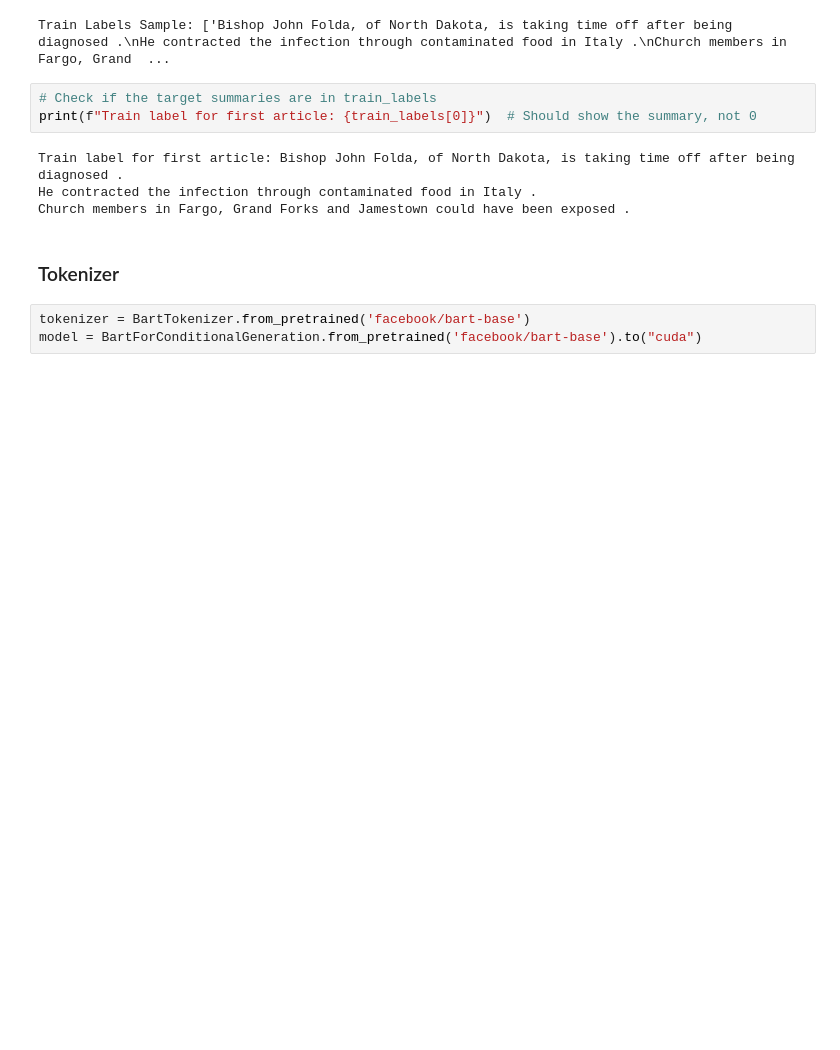
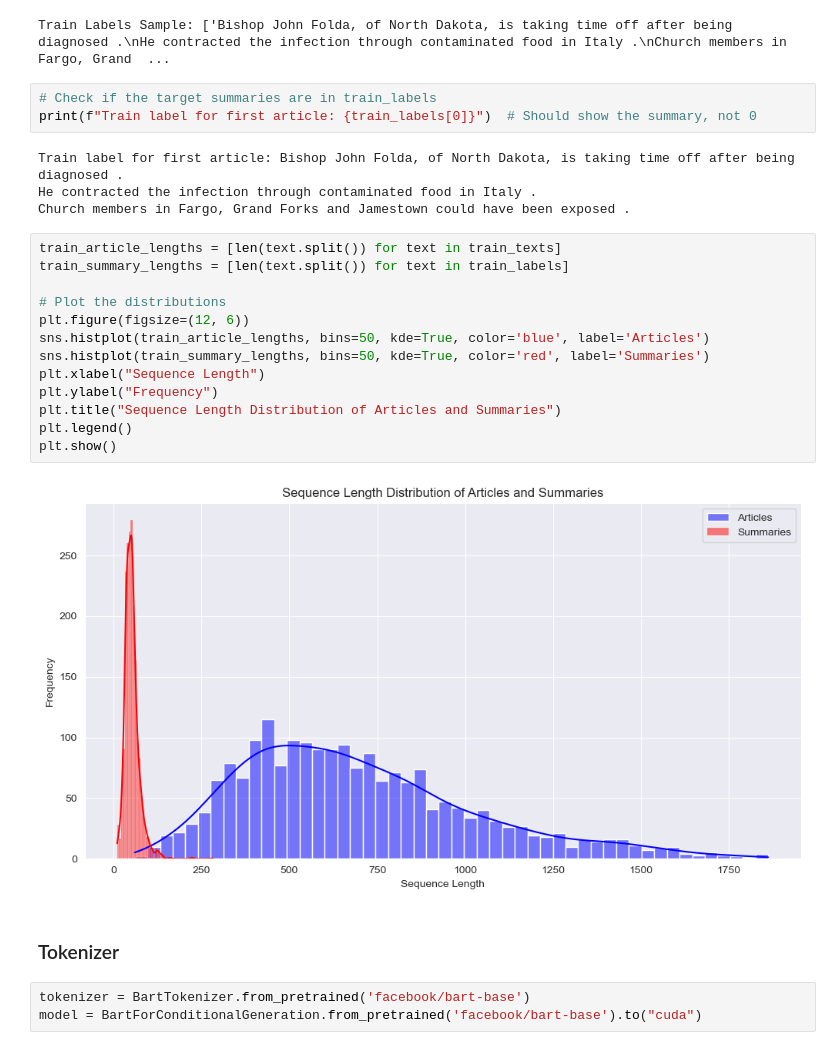
Before and after one commit to PhilipHousdens/nlp_project2, a Jupyter notebook: ModelTrain.ipynb, the cells around one changed output. Drawn from its saved outputs; the diff is of its cells as text; blank space fills up the shorter version.

Commit message:
Added the distribution plot

```diff
--- a/ModelTrain.ipynb
+++ b/ModelTrain.ipynb
@@ -80,6 +74,21 @@ print(f"Train label for first article: {train_labels[0]}")  # Should show the su
 Train label for first article: Bishop John Folda, of North Dakota, is taking time off after being diagnosed .
 He contracted the infection through contaminated food in Italy .
 Church members in Fargo, Grand Forks and Jamestown could have been exposed .
+# %%
+train_article_lengths = [len(text.split()) for text in train_texts]
+train_summary_lengths = [len(text.split()) for text in train_labels]
+
+# Plot the distributions
+plt.figure(figsize=(12, 6))
+sns.histplot(train_article_lengths, bins=50, kde=True, color='blue', label='Articles')
+sns.histplot(train_summary_lengths, bins=50, kde=True, color='red', label='Summaries')
+plt.xlabel("Sequence Length")
+plt.ylabel("Frequency")
+plt.title("Sequence Length Distribution of Articles and Summaries")
+plt.legend()
+plt.show()
+# %% [output]
+[figure, added]
 # %% [markdown]
 ### Tokenizer
 # %%
```
Also changed, not shown: parts of 1 cell of this notebook.
